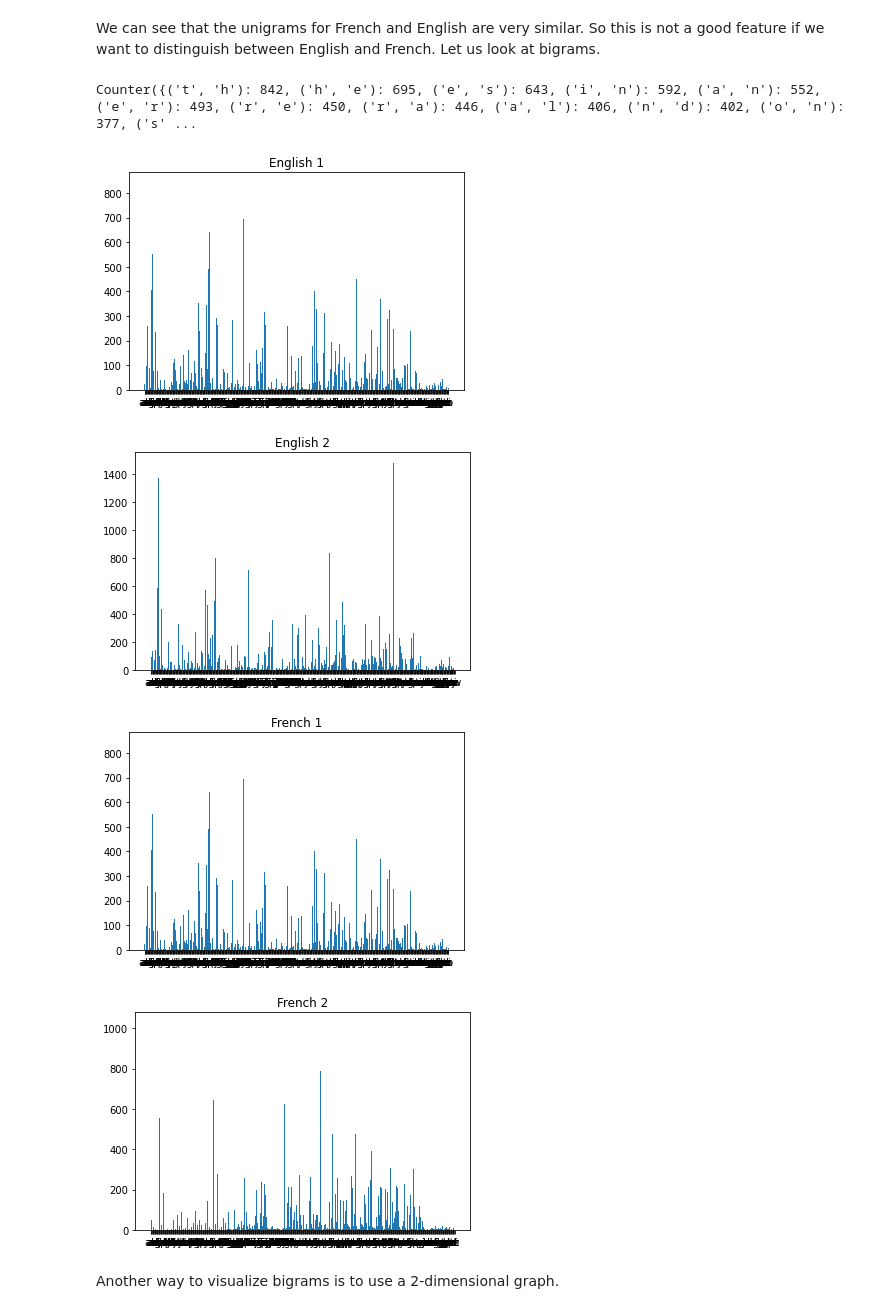
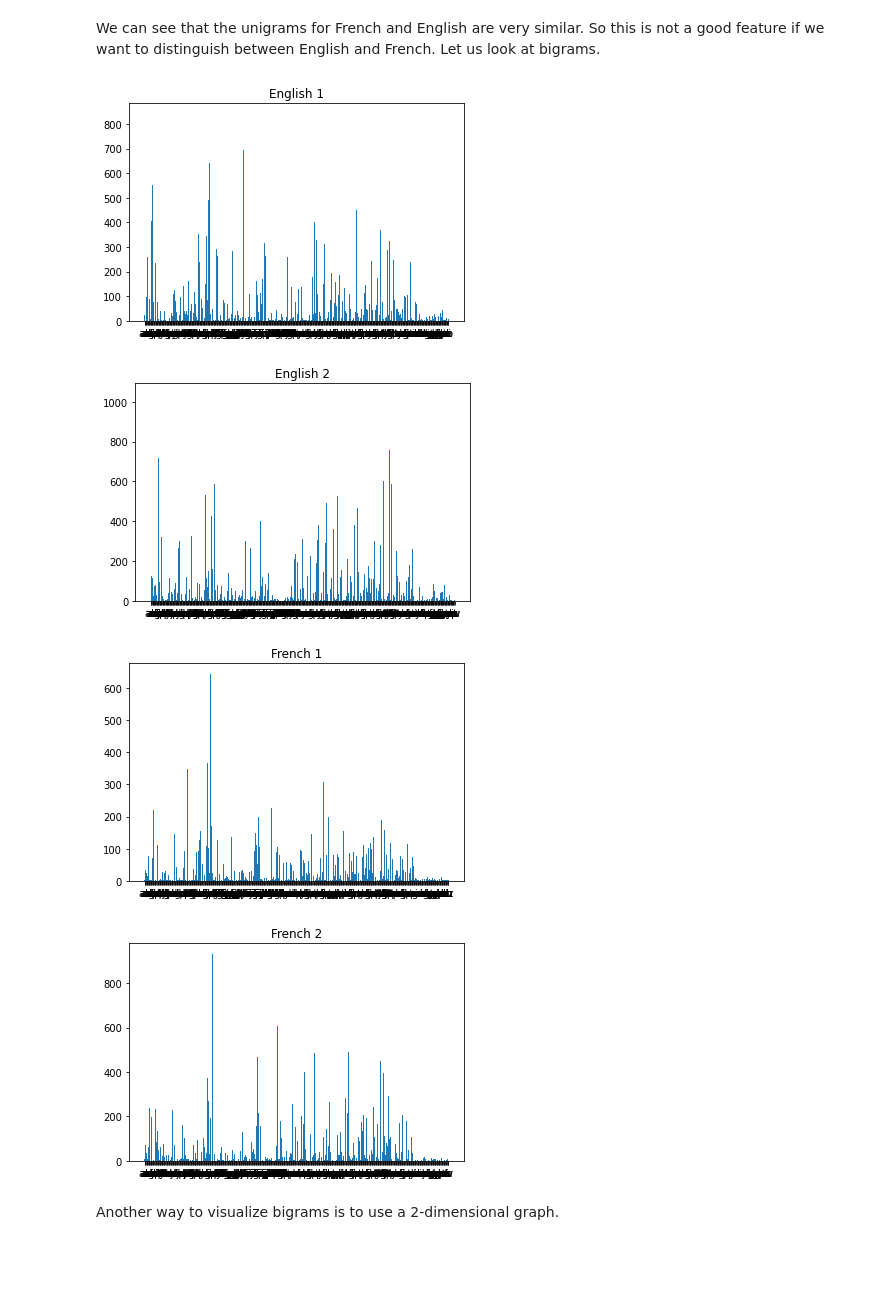
Before and after one commit to Mahendra275/fmml2021, a Jupyter notebook: Lab1_Features.ipynb, the cells around one changed output. Drawn from its saved outputs; the diff is of its cells as text; code cells hidden in the pictures; blank space fills up the shorter version.

```diff
--- a/Lab1_Features.ipynb
+++ b/Lab1_Features.ipynb
@@ -43,7 +43,7 @@ How do we apply machine learning on text? We can't directly use the text as inpu
 Let us download a few documents off Wikipedia.
 # %%
 topic1 = 'Giraffe'
-topic2 = 'Elephant'
+topic2 = 'computer'
 wikipedia.set_lang('en')
 eng1 = wikipedia.page(topic1).content
 eng2 = wikipedia.page(topic2).content
@@ -132,32 +132,31 @@ plt.show()
 We can see that the unigrams for French and English are very similar. So this is not a good feature if we want to distinguish between English and French. Let us look at bigrams.
 # %%
 bigram_eng1 = Counter(ngrams(eng1,2)) # bigrams
-print(bigram_eng1)
+#print(bigram_eng1)
 #print(len(bigram_eng1))
 plothistogram(bigram_eng1)
 plt.title('English 1')
 plt.show()
 
 bigram_eng2 = Counter(ngrams(eng2,2))
 plothistogram(bigram_eng2)
 plt.title('English 2')
 plt.show()
 
 bigram_fr1 = Counter(ngrams(fr1,2))
-plothistogram(bigram_eng1)
+plothistogram(bigram_fr1)
 plt.title('French 1')
 plt.show()
 
 bigram_fr2 = Counter(ngrams(fr2,2))
 plothistogram(bigram_fr2)
 plt.title('French 2')
 plt.show()
 # %% [output]
-Counter({('t', 'h'): 842, ('h', 'e'): 695, ('e', 's'): 643, ('i', 'n'): 592, ('a', 'n'): 552, ('e', 'r'): 493, ('r', 'e'): 450, ('r', 'a'): 446, ('a', 'l'): 406, ('n', 'd'): 402, ('o', 'n'): 377, ('s' ...
 [figure]
-[figure, old version]
+[figure, new version]
-[figure, old version]
+[figure, new version]
-[figure, old version]
+[figure, new version]
 # %% [markdown]
 Another way to visualize bigrams is to use a 2-dimensional graph.
 # %%
```
Also changed, not shown: parts of 10 cells of this notebook.
